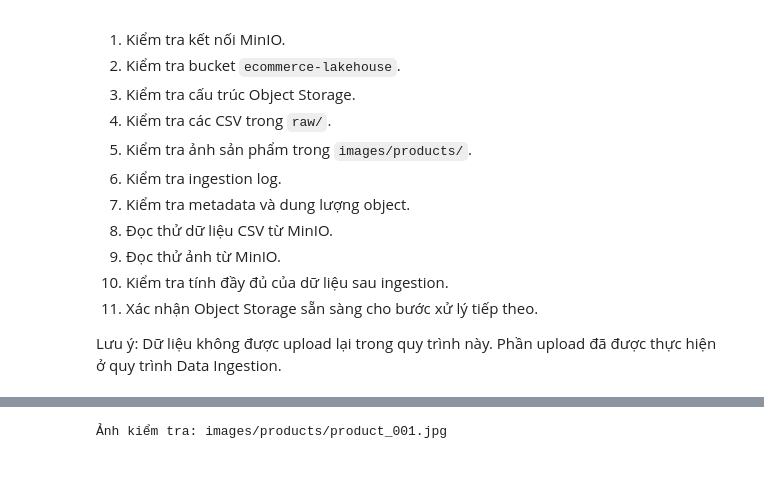
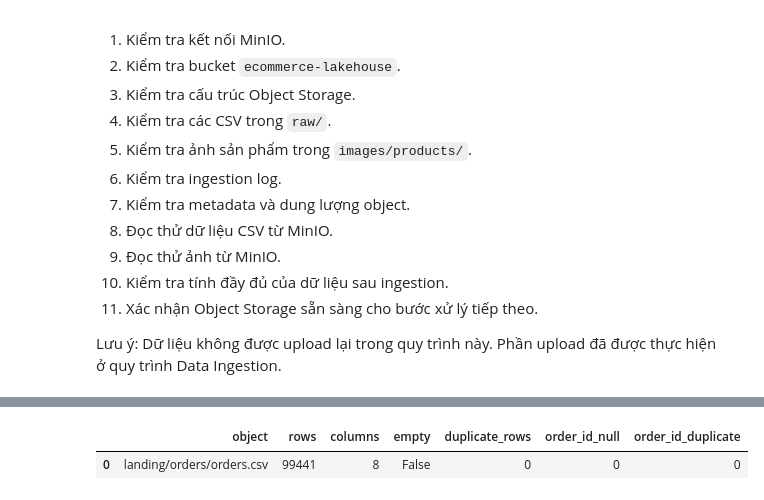
Before and after one commit to vanbun404/E-commerce-Data-Lakehouse-Project, a Jupyter notebook: notebooks/03_object_storage_minio.ipynb, the cells around one changed output, grey strips where cells are left out. Saved outputs shown, nothing was run; the diff lists cells and outputs as text; code cells hidden in the pictures; blank space fills up the shorter version.

```diff
--- a/notebooks/03_object_storage_minio.ipynb
+++ b/notebooks/03_object_storage_minio.ipynb
@@ -402,19 +533,50 @@ pd.DataFrame(
 # %%
-# Chọn một ảnh mẫu từ MinIO
+orders_check = {
+    "object":
+        ORDERS_OBJECT,
 
-if not image_objects:
-    raise RuntimeError(
-        "Không có ảnh để kiểm tra"
-    )
+    "rows":
+        len(orders),
 
-sample_image_object = (
-    image_objects[0].object_name
+    "columns":
+        len(
+            orders.columns
+        ),
+
+    "empty":
+        orders.empty,
+
+    "duplicate_rows":
+        int(
+            orders
+            .duplicated()
+            .sum()
+        ),
+
+    "order_id_null":
+        int(
+            orders[
+                "order_id"
+            ]
+            .isna()
+            .sum()
+        ),
+
+    "order_id_duplicate":
+        int(
+            orders[
+                "order_id"
+            ]
+            .duplicated()
+            .sum()
+        )
+}
+
+
+pd.DataFrame(
+    [orders_check]
 )
-
-print(
-    "Ảnh kiểm tra:",
-    sample_image_object
-)
 # %% [output]
-Ảnh kiểm tra: images/products/product_001.jpg
+|  | object | rows | columns | empty | duplicate_rows | order_id_null | order_id_duplicate |
+| 0 | landing/orders/orders.csv | 99441 | 8 | False | 0 | 0 | 0 |
 # %%
```
Also changed, not shown: parts of 18 cells of this notebook, 14 other files.
